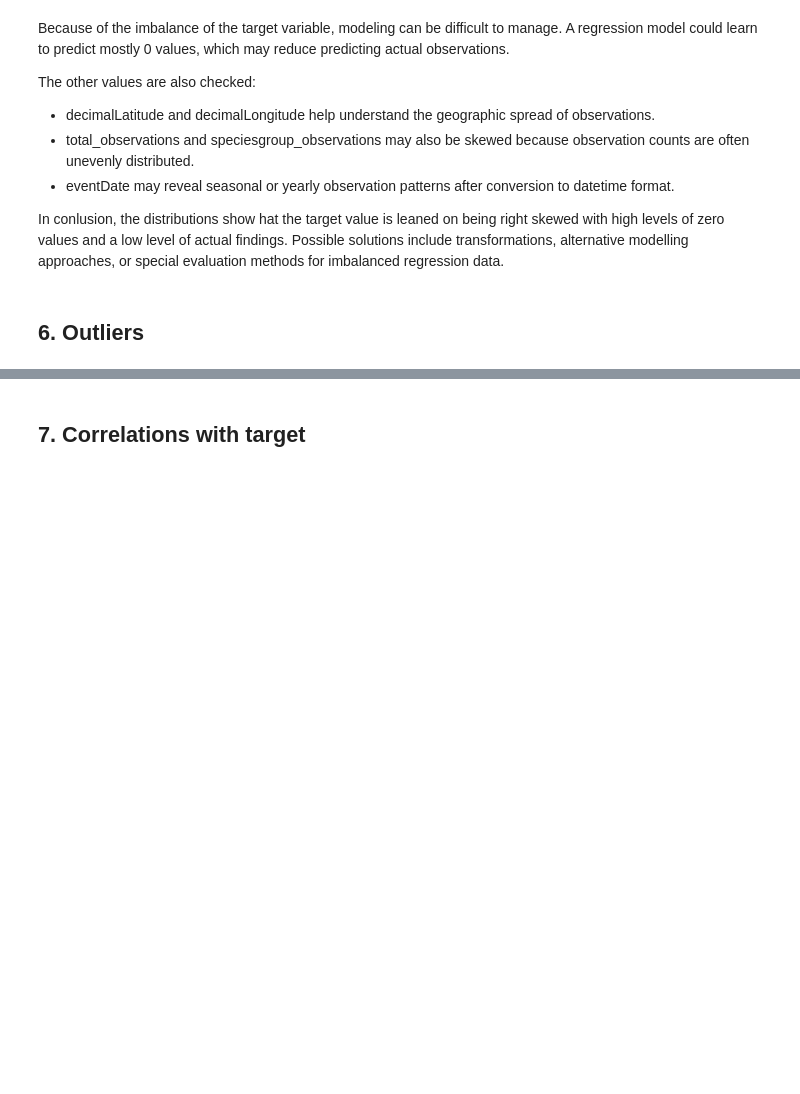
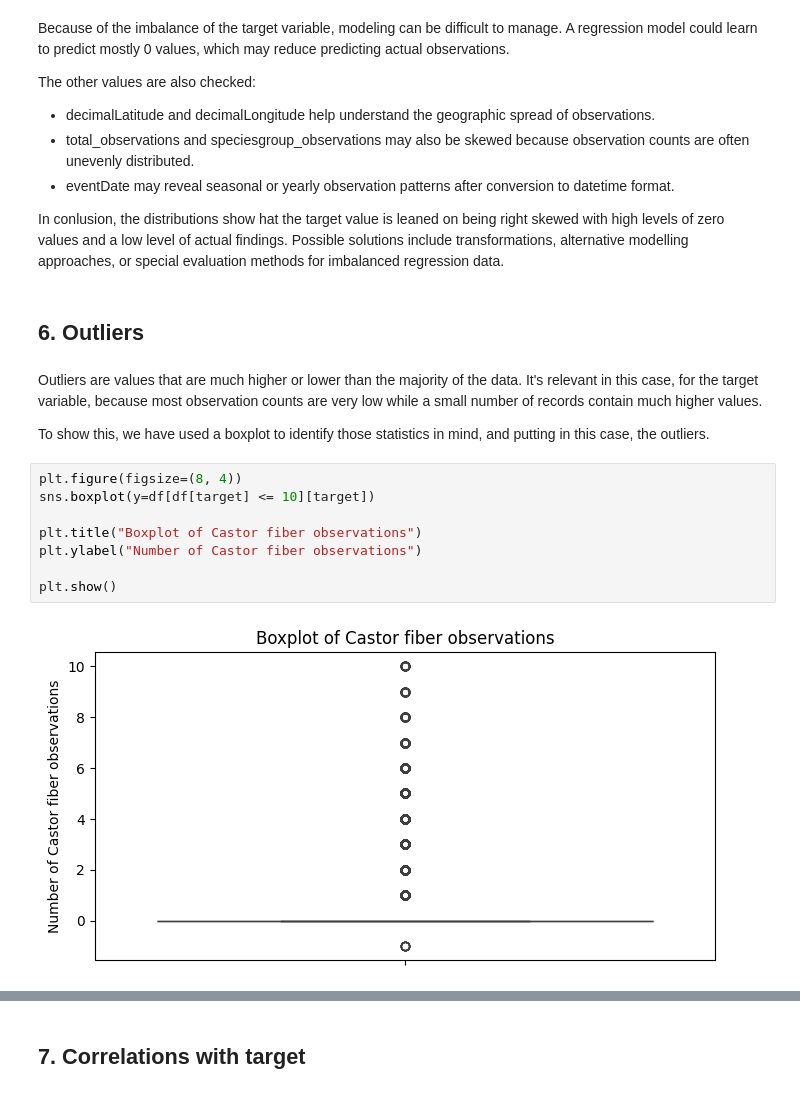
Before and after one commit to Shifu-boop/DSAI-Check-in-1, a Jupyter notebook: Check-in-1/Checkin-1.ipynb, the cells around one changed output, grey strips where cells are left out. Cells and saved outputs as stored; diff of their text form; blank space fills up the shorter version.

```diff
--- a/Check-in-1/Checkin-1.ipynb
+++ b/Check-in-1/Checkin-1.ipynb
@@ -371,3 +371,17 @@ The other values are also checked:
 In conlusion, the distributions show hat the target value is leaned on being right skewed with high levels of zero values and a low level of actual findings. Possible solutions include transformations, alternative modelling approaches, or special evaluation methods for imbalanced regression data.
 # %% [markdown]
 ## 6. Outliers
+# %% [markdown]
+Outliers are values that are much higher or lower than the majority of the data. It's relevant in this case, for the target variable, because most observation counts are very low while a small number of records contain much higher values.
+
+To show this, we have used a boxplot to identify those statistics in mind, and putting in this case, the outliers.
+# %%
+plt.figure(figsize=(8, 4))
+sns.boxplot(y=df[df[target] <= 10][target])
+
+plt.title("Boxplot of Castor fiber observations")
+plt.ylabel("Number of Castor fiber observations")
+
+plt.show()
+# %% [output]
+[figure, added]
```
Also changed, not shown: parts of 1 cell of this notebook.
